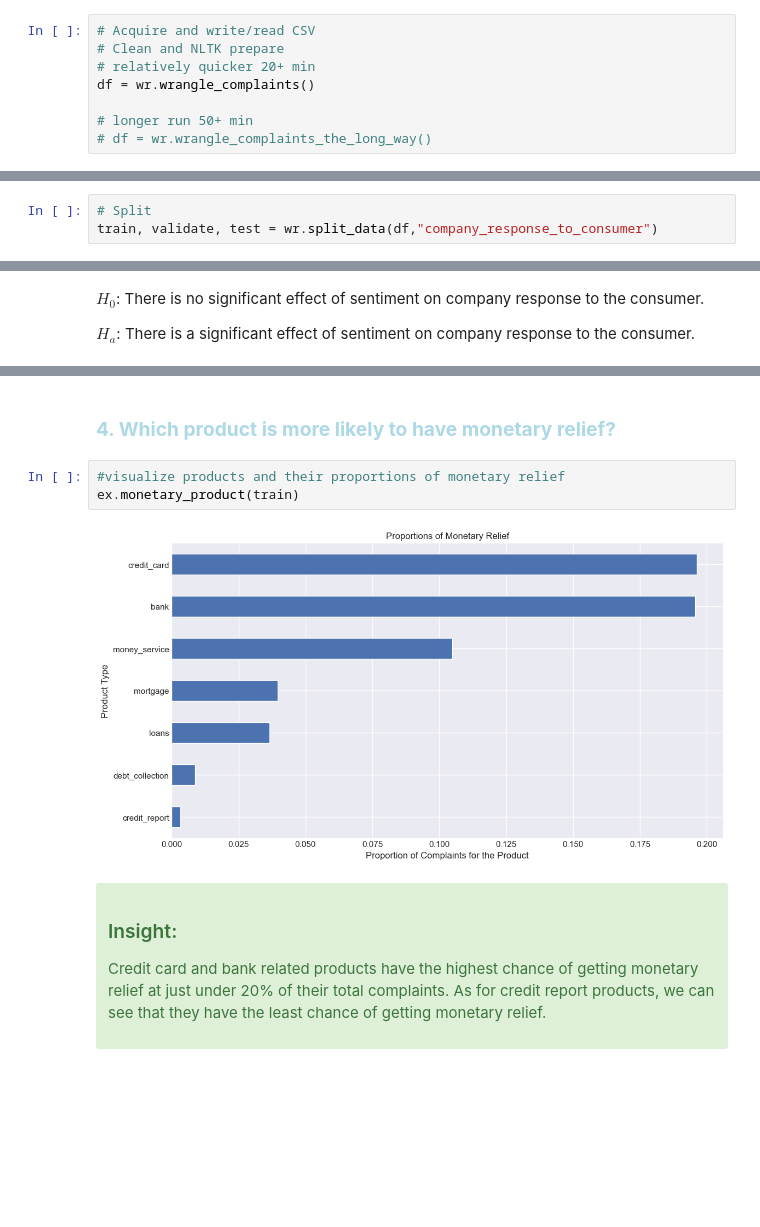
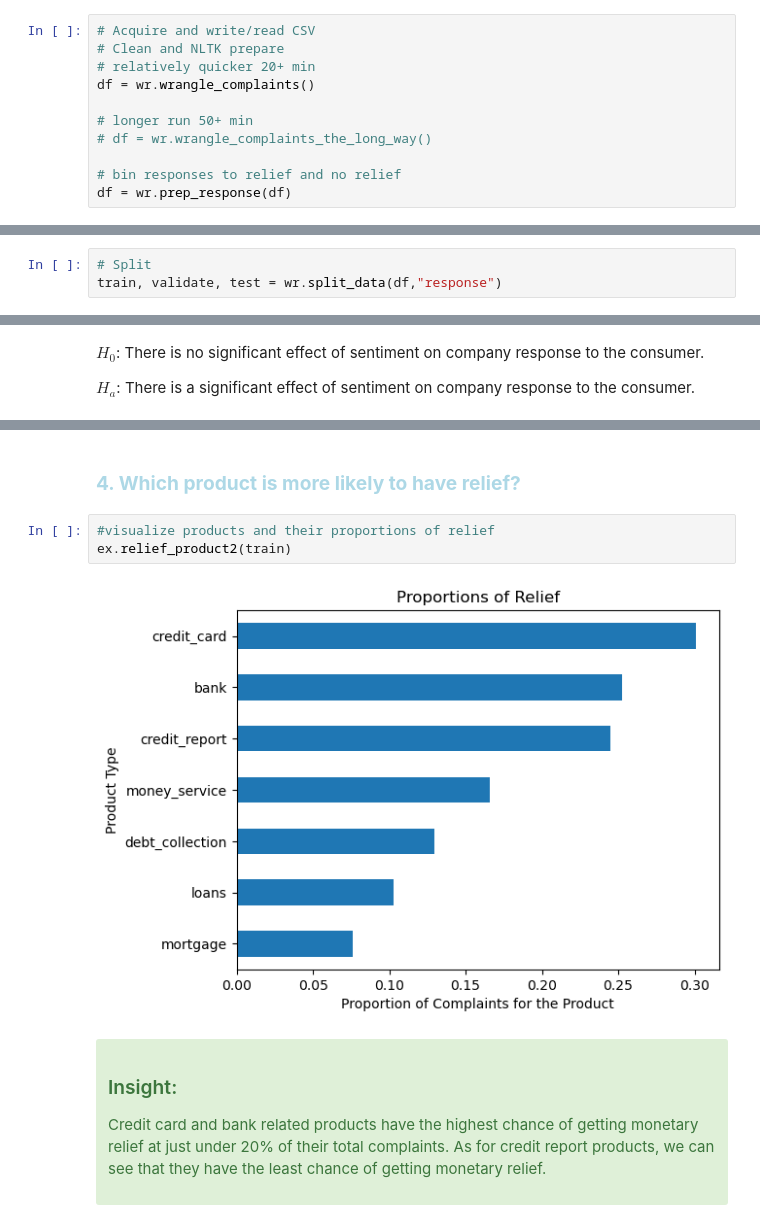
Before and after one commit to DATA-TRAC/consumer-complaint-response, a Jupyter notebook: final_notebook.ipynb, the cells around one changed output, grey strips where cells are left out. Drawn from its saved outputs; the diff is of its cells as text; blank space fills up the shorter version.

```diff
--- a/final_notebook.ipynb
+++ b/final_notebook.ipynb
@@ -106,6 +108,9 @@ df = wr.wrangle_complaints()
 
 # longer run 50+ min
 # df = wr.wrangle_complaints_the_long_way()
+
+# bin responses to relief and no relief
+df = wr.prep_response(df)
 # %% [output]
 parquet file found and loaded
 # %% [markdown]
@@ -131,4 +134,4 @@ Selected columns to proceed with after cleaning:
 # %%
 # Split
-train, validate, test = wr.split_data(df,"company_response_to_consumer")
+train, validate, test = wr.split_data(df,"response")
 # %% [output]
@@ -349,12 +300,12 @@ There is a relationship between words used in complaints and company responses.
 
 </div>
 # %% [markdown]
-### <span style="color:lightblue">**4. Which product is more likely to have monetary relief?**</span>
+### <span style="color:lightblue">**4. Which product is more likely to have relief?**</span>
 # %%
-#visualize products and their proportions of monetary relief
-ex.monetary_product(train)
+#visualize products and their proportions of relief
+ex.relief_product2(train)
 # %% [output]
-[figure, old version]
+[figure, new version]
 # %% [markdown]
 <div class="alert alert-success">
 
```
Also changed, not shown: parts of 26 cells of this notebook, 2 other files.
